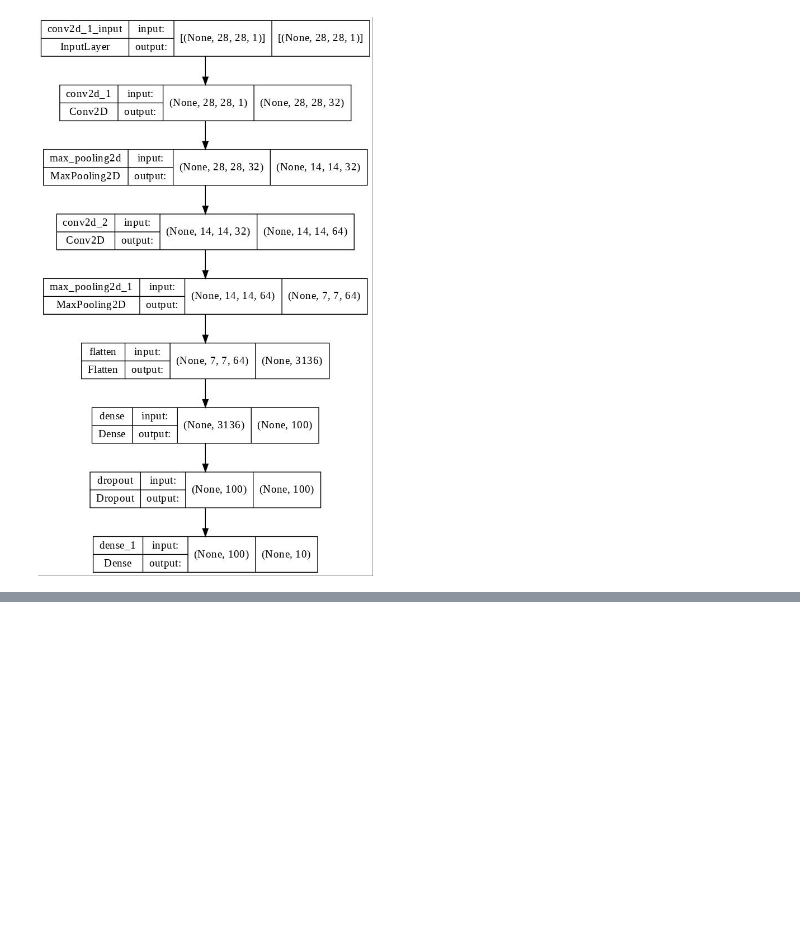
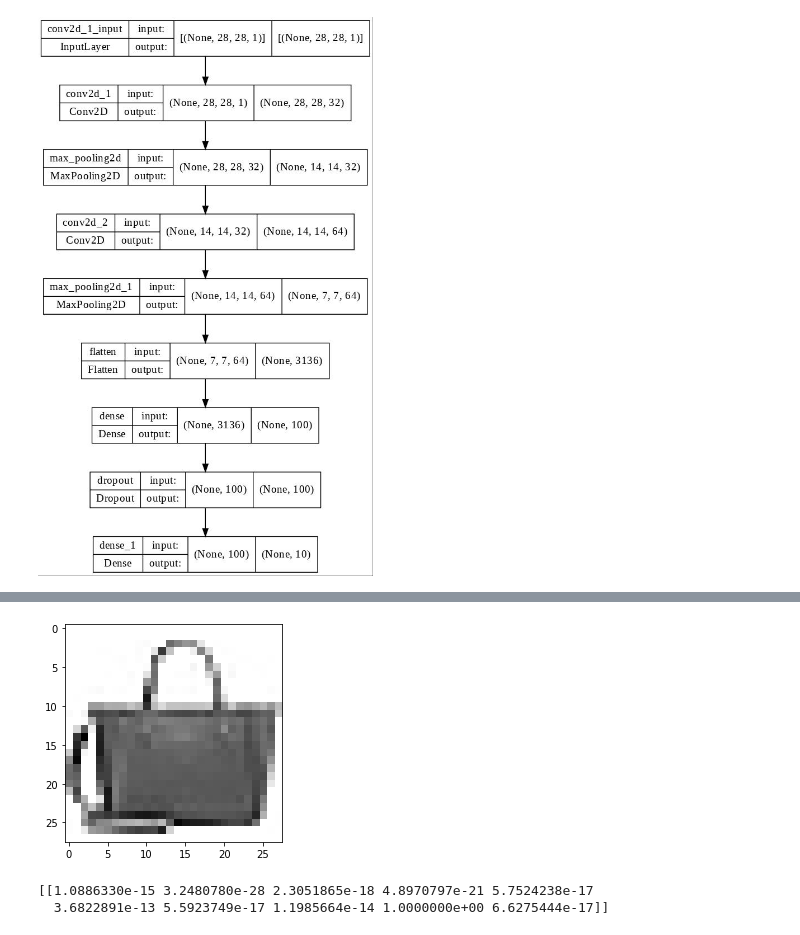
Before and after one commit to dohyun93/hongong_mldl, a Jupyter notebook: 8_2_합성곱_신경망을_사용한_이미지_분류.ipynb, the cells around one changed output, grey strips where cells are left out. Drawn from its saved outputs; the diff is of its cells as text; code cells hidden in the pictures; blank space fills up the shorter version.

```diff
--- a/8_2_합성곱_신경망을_사용한_이미지_분류.ipynb
+++ b/8_2_합성곱_신경망을_사용한_이미지_분류.ipynb
@@ -90,0 +142,23 @@ keras.utils.plot_model(model, dpi=100, to_file='cnn-architecture.jpg', show_shap
+# %%
+# 예상했던대로 8/20 epoch 의 검증 점수를 최적이라고 판단했다.
+# predict() 메서드를 활용해서 새로운 데이터에 대해 예측을 만들어보자.
+
+# 검증세트의 첫 번째 샘플을 처음 본 이미지라고 가정하고, 확인해보자.
+# 검증세트[1]의 shape이 (28, 28, 1) 이나, matplotlib 은 2D 만 처리가능하므로 reshape 해주자.
+
+plt.imshow(val_scaled[0].reshape(28, 28), cmap='gray_r')
+plt.show()
+# %% [output]
+[figure, added]
+# %%
+# 이 샘플에 대한 예측 결과를 확인해보자.
+preds = model.predict(val_scaled[0:1])
+print(preds)
+
+# 0:1 로 한 이유는?
+# fit(), predict(), evaluate() 메서드들은 모두 입력의 첫 번째 차원이 배치 차원이라고 가정한다.
+# 따라서 샘플 하나를 전달할 때, (28, 28, 1)이 아니라, (1, 28, 28, 1) 크기를 전달해야 한다.
+# 배열 슬라이싱은 인덱싱과 다르게 선택된 원소가 하나더라도, 전체 차원이 유지되어 (1, 28, 28, 1) 크기를 만든다.
+# %% [output]
+[[1.0886330e-15 3.2480780e-28 2.3051865e-18 4.8970797e-21 5.7524238e-17
+  3.6822891e-13 5.5923749e-17 1.1985664e-14 1.0000000e+00 6.6275444e-17]]
```
Also changed, not shown: parts of 8 cells of this notebook.
